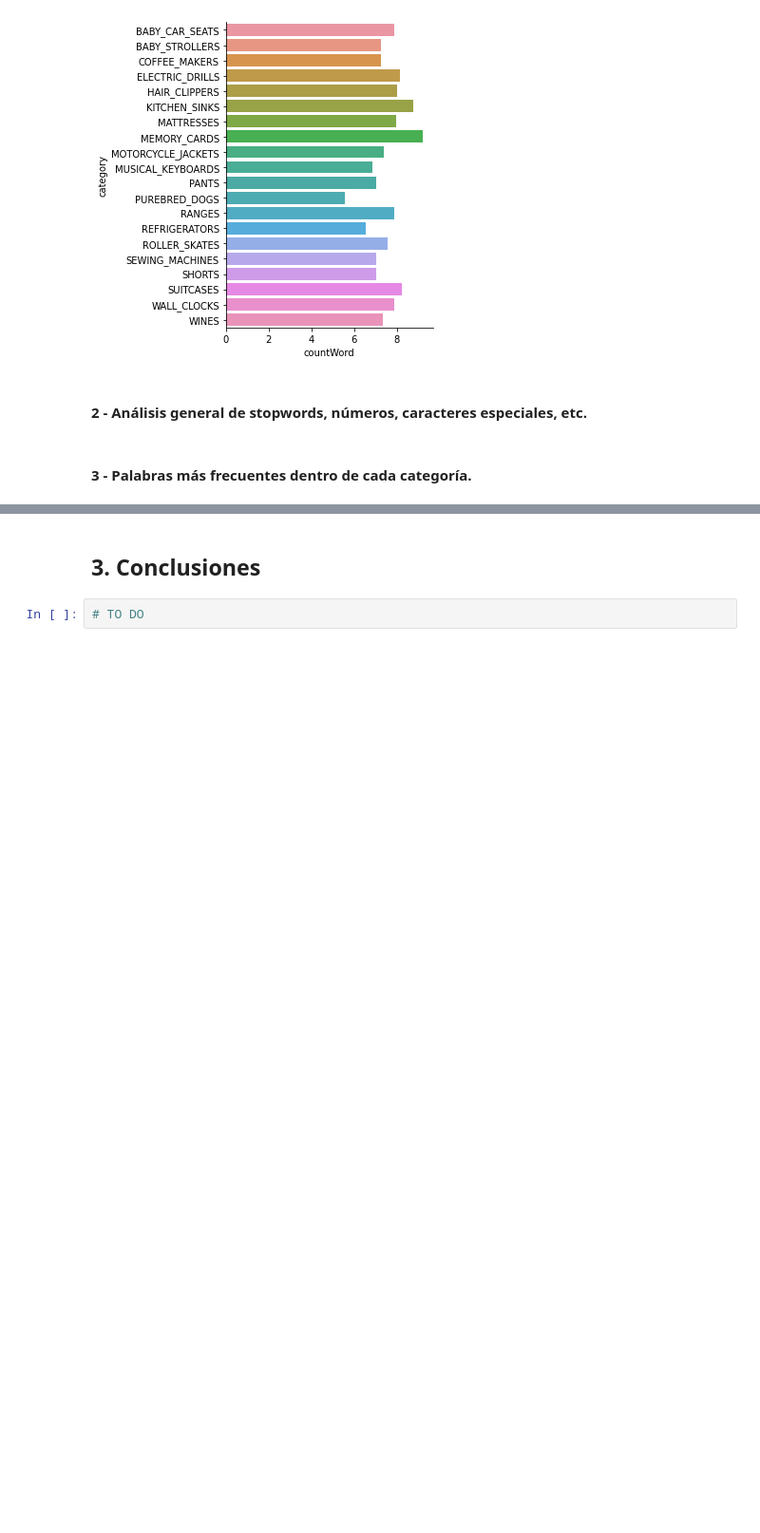
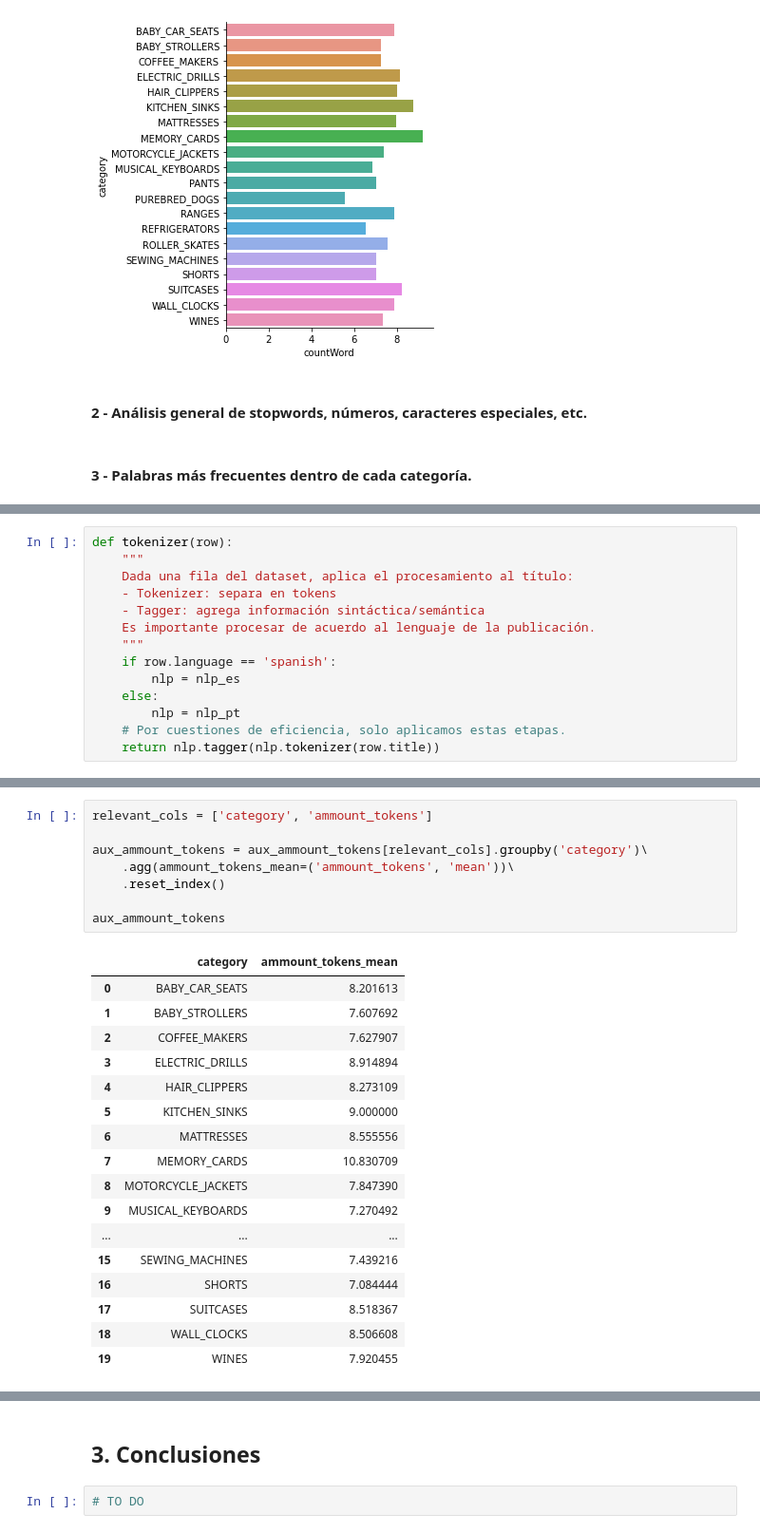
Before and after one commit to mgobbi289/DiploDatos, a Jupyter notebook: Mentoria/01-Analisis_y_Visualizacion.ipynb, the cells around one changed output, grey strips where cells are left out. Shown at 95% size. Drawn from its saved outputs; the diff is of its cells as text; blank space fills up the shorter version.

```diff
--- a/Mentoria/01-Analisis_y_Visualizacion.ipynb
+++ b/Mentoria/01-Analisis_y_Visualizacion.ipynb
@@ -416,0 +434,14 @@ sns.catplot(x='countWord', y='category', data=count_percent_word_category, kind=
+# %%
+def tokenizer(row):
+    """
+    Dada una fila del dataset, aplica el procesamiento al título:
+    - Tokenizer: separa en tokens
+    - Tagger: agrega información sintáctica/semántica
+    Es importante procesar de acuerdo al lenguaje de la publicación.
+    """
+    if row.language == 'spanish':
+        nlp = nlp_es
+    else:
+        nlp = nlp_pt
+    # Por cuestiones de eficiencia, solo aplicamos estas etapas.
+    return nlp.tagger(nlp.tokenizer(row.title))
@@ -416,0 +476,26 @@ sns.catplot(x='countWord', y='category', data=count_percent_word_category, kind=
+# %%
+relevant_cols = ['category', 'ammount_tokens']
+
+aux_ammount_tokens = aux_ammount_tokens[relevant_cols].groupby('category')\
+    .agg(ammount_tokens_mean=('ammount_tokens', 'mean'))\
+    .reset_index()
+
+aux_ammount_tokens
+# %% [output]
+|  | category | ammount_tokens_mean |
+| 0 | BABY_CAR_SEATS | 8.201613 |
+| 1 | BABY_STROLLERS | 7.607692 |
+| 2 | COFFEE_MAKERS | 7.627907 |
+| 3 | ELECTRIC_DRILLS | 8.914894 |
+| 4 | HAIR_CLIPPERS | 8.273109 |
+| 5 | KITCHEN_SINKS | 9.000000 |
+| 6 | MATTRESSES | 8.555556 |
+| 7 | MEMORY_CARDS | 10.830709 |
+| 8 | MOTORCYCLE_JACKETS | 7.847390 |
+| 9 | MUSICAL_KEYBOARDS | 7.270492 |
+| ... | ... | ... |
+| 15 | SEWING_MACHINES | 7.439216 |
+| 16 | SHORTS | 7.084444 |
+| 17 | SUITCASES | 8.518367 |
+| 18 | WALL_CLOCKS | 8.506608 |
+| 19 | WINES | 7.920455 |
```
Also changed, not shown: parts of 20 cells of this notebook.
